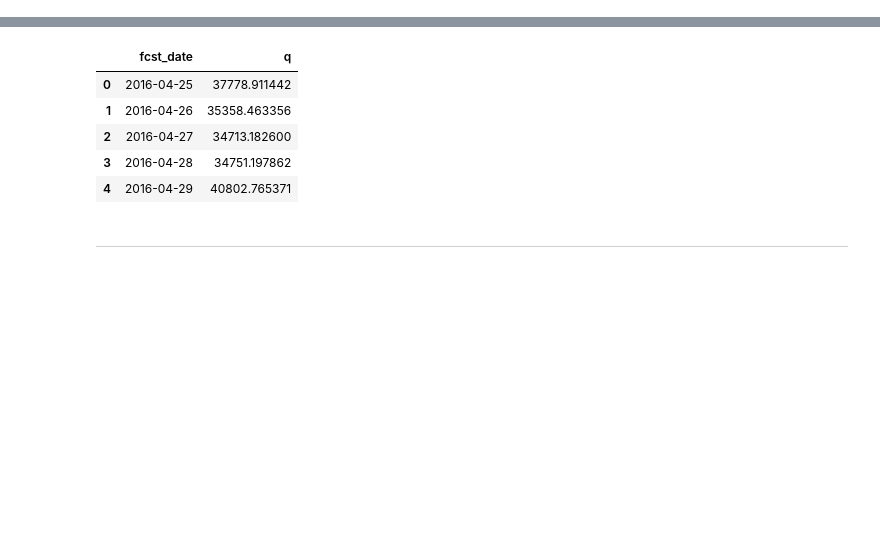
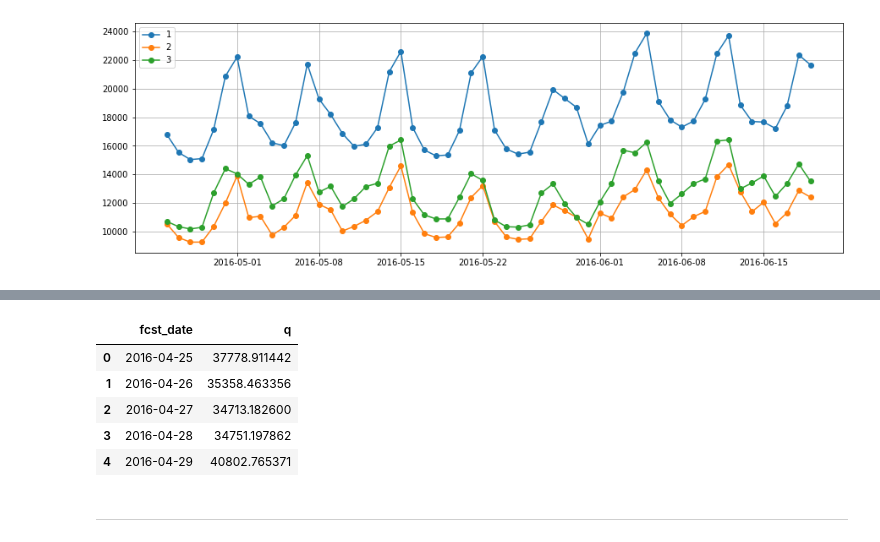
Before and after one commit to mavillan/m5-forecasting-accuracy, a Jupyter notebook: notebooks/submission_inspect.ipynb, the cells around one changed output, grey strips where cells are left out. Drawn from its saved outputs; the diff is of its cells as text; code cells hidden in the pictures; blank space fills up the shorter version.

```diff
--- a/notebooks/submission_inspect.ipynb
+++ b/notebooks/submission_inspect.ipynb
@@ -16,0 +277,4 @@ forecast_level1.head()
+# %%
+forecast_level2 = (pd.read_csv("../output/forecast_level2-v2.csv", parse_dates=["ds"])
+                   .rename({"ds":"fcst_date"}, axis=1))
+forecast_level2.head()
@@ -16,0 +288,10 @@ forecast_level1.head()
+# %%
+plt.figure(figsize=(15,5))
+plt.plot_date(forecast_level2.query("state_id == 1").fcst_date, forecast_level2.query("state_id == 1").y_pred, "o-", label="1")
+plt.plot_date(forecast_level2.query("state_id == 2").fcst_date, forecast_level2.query("state_id == 2").y_pred, "o-", label="2")
+plt.plot_date(forecast_level2.query("state_id == 3").fcst_date, forecast_level2.query("state_id == 3").y_pred, "o-", label="3")
+plt.grid()
+plt.legend(loc="best")
+plt.show()
+# %% [output]
+[figure, added]
```
Also changed, not shown: parts of 28 cells of this notebook, 7 other files.
